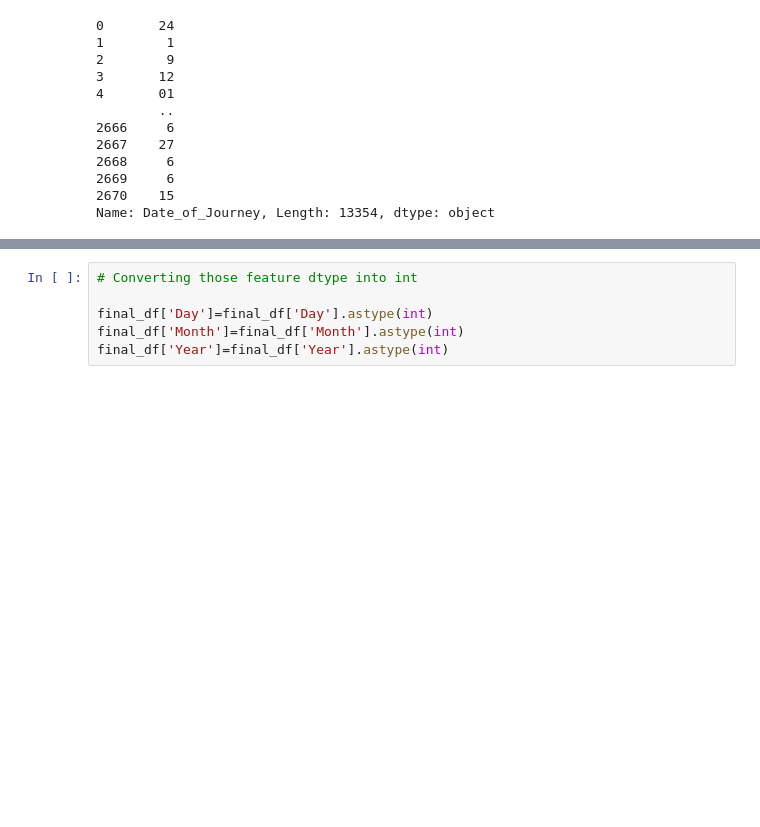
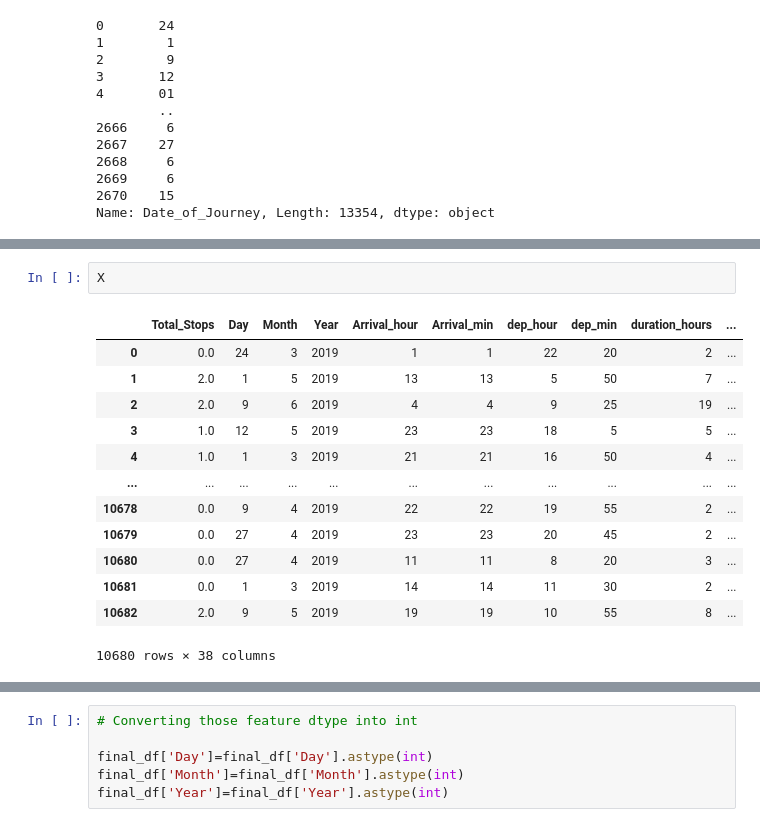
Before and after one commit to mmayankkkb/Flight-Price-Prediction-, a Jupyter notebook: Flight_Prediction.ipynb, the cells around one changed output, grey strips where cells are left out. Drawn from its saved outputs; the diff is of its cells as text; blank space fills up the shorter version.

```diff
--- a/Flight_Prediction.ipynb
+++ b/Flight_Prediction.ipynb
@@ -108,0 +129,16 @@ final_df.head()
+# %%
+X
+# %% [output]
+|  | Total_Stops | Day | Month | Year | Arrival_hour | Arrival_min | dep_hour | dep_min | duration_hours | ... |
+| 0 | 0.0 | 24 | 3 | 2019 | 1 | 1 | 22 | 20 | 2 | ... |
+| 1 | 2.0 | 1 | 5 | 2019 | 13 | 13 | 5 | 50 | 7 | ... |
+| 2 | 2.0 | 9 | 6 | 2019 | 4 | 4 | 9 | 25 | 19 | ... |
+| 3 | 1.0 | 12 | 5 | 2019 | 23 | 23 | 18 | 5 | 5 | ... |
+| 4 | 1.0 | 1 | 3 | 2019 | 21 | 21 | 16 | 50 | 4 | ... |
+| ... | ... | ... | ... | ... | ... | ... | ... | ... | ... | ... |
+| 10678 | 0.0 | 9 | 4 | 2019 | 22 | 22 | 19 | 55 | 2 | ... |
+| 10679 | 0.0 | 27 | 4 | 2019 | 23 | 23 | 20 | 45 | 2 | ... |
+| 10680 | 0.0 | 27 | 4 | 2019 | 11 | 11 | 8 | 20 | 3 | ... |
+| 10681 | 0.0 | 1 | 3 | 2019 | 14 | 14 | 11 | 30 | 2 | ... |
+| 10682 | 2.0 | 9 | 5 | 2019 | 19 | 19 | 10 | 55 | 8 | ... |
+10680 rows × 38 columns
```
Also changed, not shown: parts of 13 cells of this notebook, 3 other files.
